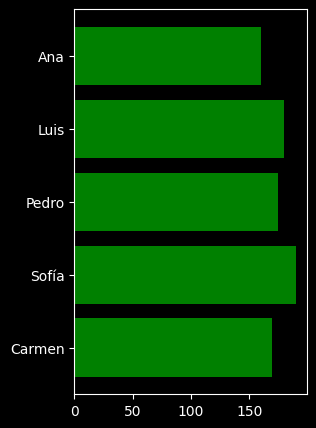
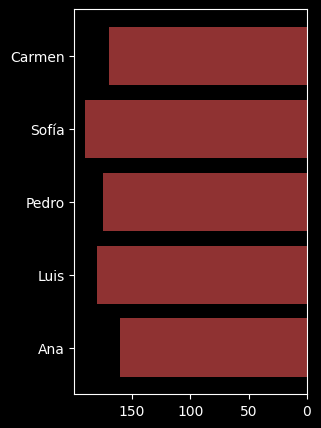
Unified diff of the notebook cell whose output changed from the first chart to the second:
--- before
+++ after
@@ -5,5 +5,5 @@
 
 fig, ax = plt.subplots(figsize=(3, 5))
-ax.barh(nombres, alturas, color='green')
+ax.barh(nombres, alturas, color="#8f3232")
 
-ax.invert_yaxis() 
+ax.invert_xaxis() 

Commit: Trabajo 12 mayo